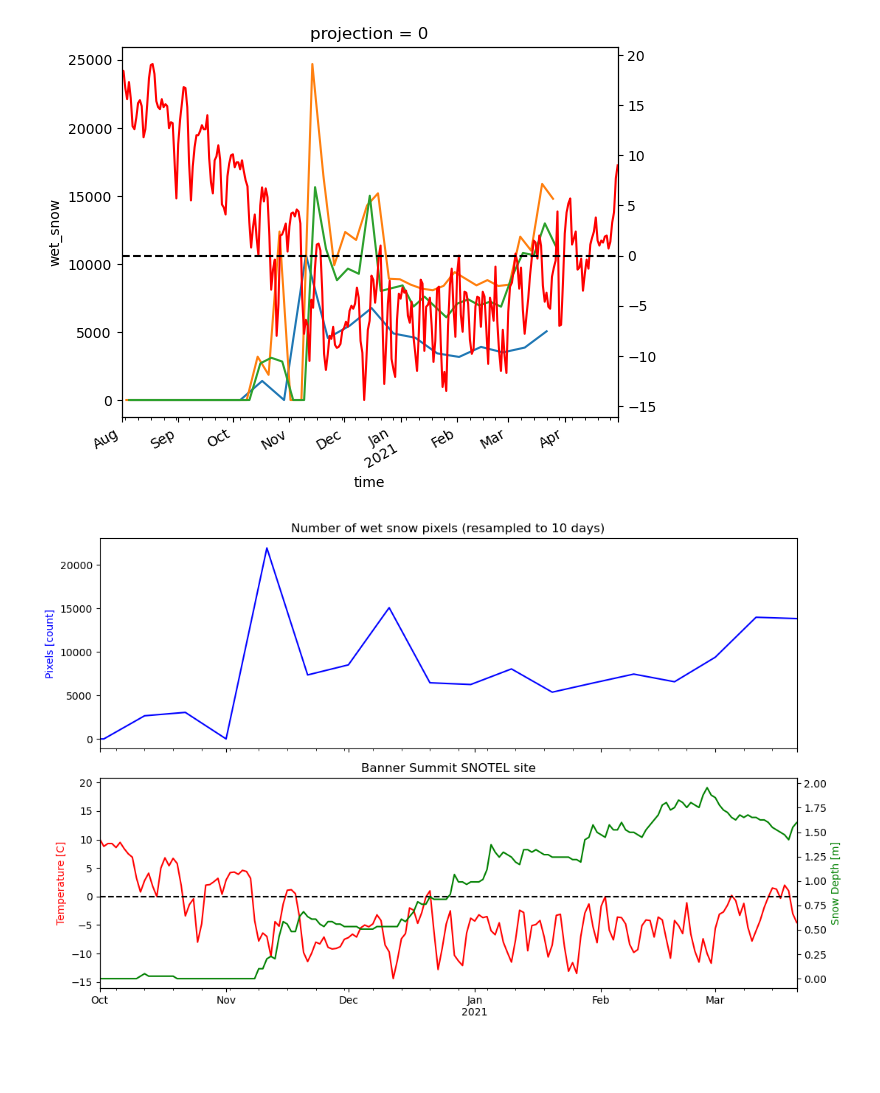
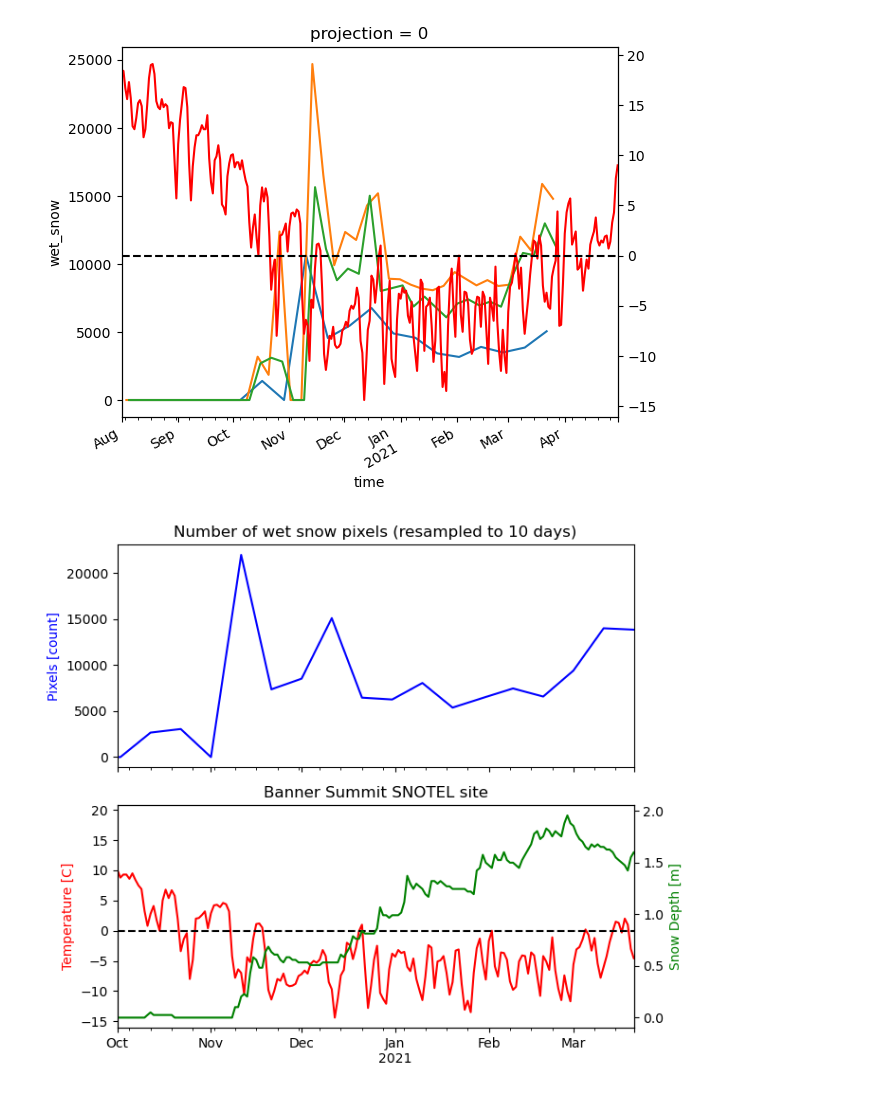
Before and after one commit to SnowEx/spicy-snow, a Jupyter notebook: contrib/gagliano/wet_snow_plot_wet_snow_time_series.ipynb, the cells around one changed output. Drawn from its saved outputs; the diff is of its cells as text; code cells hidden in the pictures; blank space fills up the shorter version.

Commit message:
fix figure sizes

```diff
--- a/contrib/gagliano/wet_snow_plot_wet_snow_time_series.ipynb
+++ b/contrib/gagliano/wet_snow_plot_wet_snow_time_series.ipynb
@@ -106,36 +106,36 @@ T_ax.axhline(0,color='black',linestyle='--')
 <matplotlib.lines.Line2D at 0x...>
 [figure]
 # %%
-f,ax=plt.subplots(2,1,figsize=(11,7),sharex=True)
+f,ax=plt.subplots(2,1,figsize=(7,6),sharex=True)
 PRCP_ax = ax[1].twinx()
 ds_resampled.sum(dim=['x','y']).plot(ax=ax[0],color='blue')
 ax[0].set_xlim([pd.to_datetime(f'{start_year}-10'),pd.to_datetime(f'{start_year+1}-03-21')])
 
 snotel_TAVG.plot(ax=ax[1], color='red')
 
 ax[1].axhline(0,color='black',linestyle='--')
 snotel_data['SNWD'].loc[slice(f'{start_year}-08',f'{start_year+1}-04')].plot(ax=PRCP_ax,color='green')
 ax[1].set_xlim([pd.to_datetime(f'{start_year}-10'),pd.to_datetime(f'{start_year+1}-03-21')])
 
 ax[0].set_title('Number of wet snow pixels (resampled to 10 days)')
 ax[0].set_ylabel('Pixels [count]')
 ax[0].set_xlabel('')
 ax[1].set_xlabel('')
 ax[1].set_title('Banner Summit SNOTEL site')
 ax[1].set_ylabel('Temperature [C]')
 PRCP_ax.set_xlabel('')
 PRCP_ax.set_ylabel('Snow Depth [m]')
 
 ax[0].yaxis.label.set_color('blue')
 ax[1].yaxis.label.set_color('red')
 PRCP_ax.yaxis.label.set_color('green')
 
 
 plt.tight_layout()
 
 f.savefig('figures/wet_snow_and_snotel.png',dpi=600)
 # %% [output]
-[figure, old version]
+[figure, new version]
 # %%
 ds_resampled = ds['wet_snow'].resample(time='10D').median(dim='time')
 ds_resampled = ds_resampled > 0.5
```
Also changed, not shown: parts of 3 cells of this notebook.
